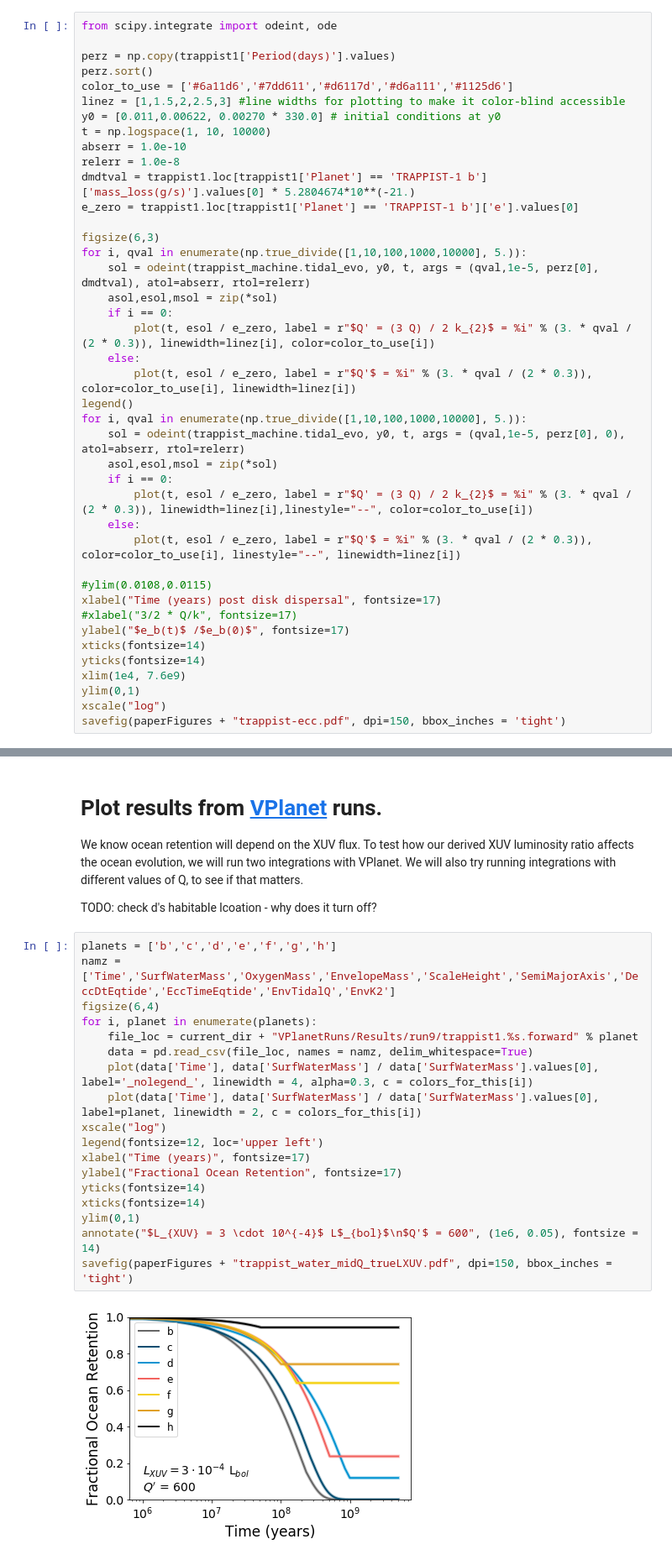
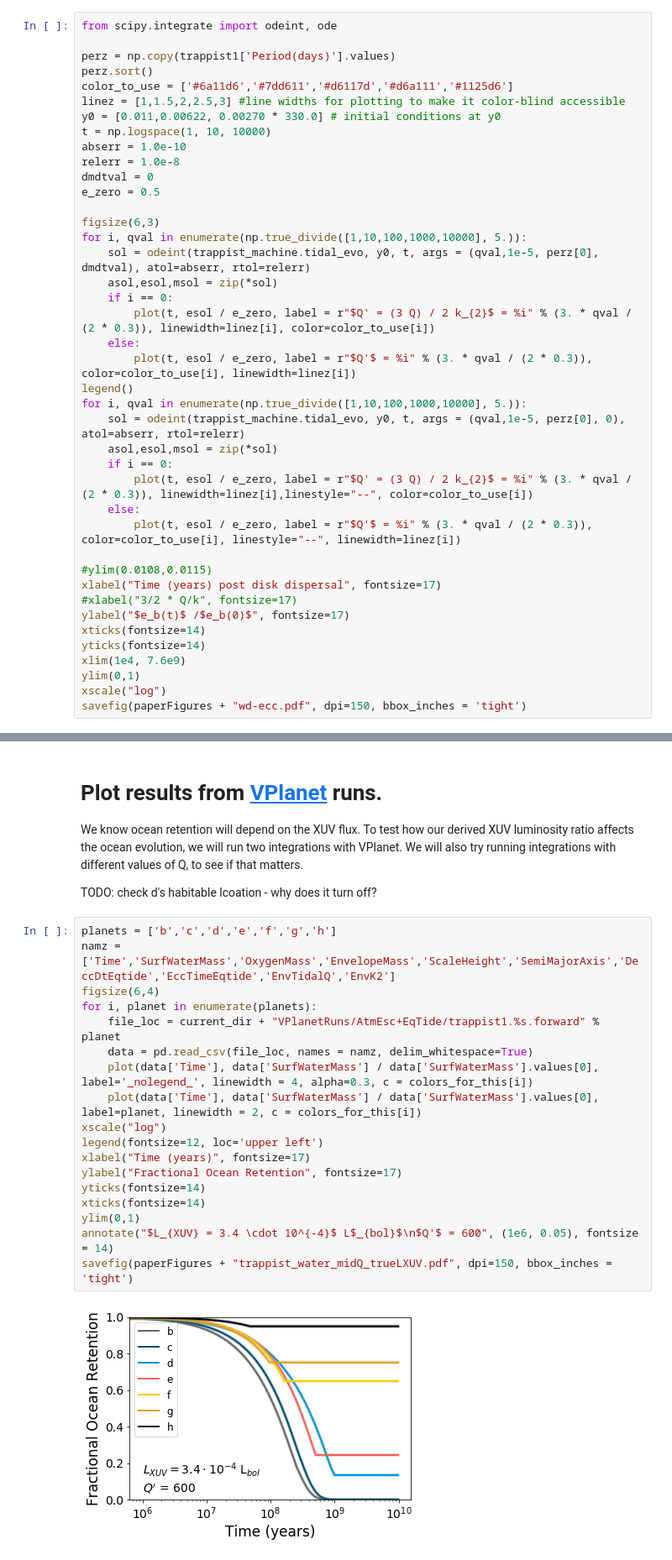
Before and after one commit to jxcbecker/trappist1, a Jupyter notebook: MakeFigures.ipynb, the cells around one changed output, grey strips where cells are left out. Shown at 84% size. Saved outputs shown, nothing was run; the diff lists cells and outputs as text.

```diff
--- a/MakeFigures.ipynb
+++ b/MakeFigures.ipynb
@@ -455,8 +455,8 @@ y0 = [0.011,0.00622, 0.00270 * 330.0] # initial conditions at y0
 t = np.logspace(1, 10, 10000)
 abserr = 1.0e-10
 relerr = 1.0e-8
-dmdtval = trappist1.loc[trappist1['Planet'] == 'TRAPPIST-1 b']['mass_loss(g/s)'].values[0] * 5.2804674*10**(-21.)
-e_zero = trappist1.loc[trappist1['Planet'] == 'TRAPPIST-1 b']['e'].values[0]
+dmdtval = 0
+e_zero = 0.5
 
 figsize(6,3)
 for i, qval in enumerate(np.true_divide([1,10,100,1000,10000], 5.)):
@@ -484,5 +484,5 @@ yticks(fontsize=14)
 xlim(1e4, 7.6e9)
 ylim(0,1)
 xscale("log")
-savefig(paperFigures + "trappist-ecc.pdf", dpi=150, bbox_inches = 'tight')
+savefig(paperFigures + "wd-ecc.pdf", dpi=150, bbox_inches = 'tight')
 # %% [output]
@@ -735,23 +739,23 @@ TODO: check d's habitable lcoation - why does it turn off?
 # %%
 planets = ['b','c','d','e','f','g','h']
 namz = ['Time','SurfWaterMass','OxygenMass','EnvelopeMass','ScaleHeight','SemiMajorAxis','DeccDtEqtide','EccTimeEqtide','EnvTidalQ','EnvK2']
 figsize(6,4)
 for i, planet in enumerate(planets):
-    file_loc = current_dir + "VPlanetRuns/Results/run9/trappist1.%s.forward" % planet
+    file_loc = current_dir + "VPlanetRuns/AtmEsc+EqTide/trappist1.%s.forward" % planet
     data = pd.read_csv(file_loc, names = namz, delim_whitespace=True)
     plot(data['Time'], data['SurfWaterMass'] / data['SurfWaterMass'].values[0], label='_nolegend_', linewidth = 4, alpha=0.3, c = colors_for_this[i])
     plot(data['Time'], data['SurfWaterMass'] / data['SurfWaterMass'].values[0], label=planet, linewidth = 2, c = colors_for_this[i])
 xscale("log")
 legend(fontsize=12, loc='upper left')
 xlabel("Time (years)", fontsize=17)
 ylabel("Fractional Ocean Retention", fontsize=17)
 yticks(fontsize=14)
 xticks(fontsize=14)
 ylim(0,1)
-annotate("$L_{XUV} = 3 \cdot 10^{-4}$ L$_{bol}$\n$Q'$ = 600", (1e6, 0.05), fontsize = 14)
+annotate("$L_{XUV} = 3.4 \cdot 10^{-4}$ L$_{bol}$\n$Q'$ = 600", (1e6, 0.05), fontsize = 14)
 savefig(paperFigures + "trappist_water_midQ_trueLXUV.pdf", dpi=150, bbox_inches = 'tight')
 # %% [output]
-[figure, old version]
+[figure, new version]
 # %%
 planets = ['b','c','d','e','f','g','h']
 namz = ['Time','SurfWaterMass','OxygenMass','EnvelopeMass','ScaleHeight','SemiMajorAxis','DeccDtEqtide','EccTimeEqtide','EnvTidalQ','EnvK2']
```
Also changed, not shown: parts of 11 cells of this notebook, 33 other files.
